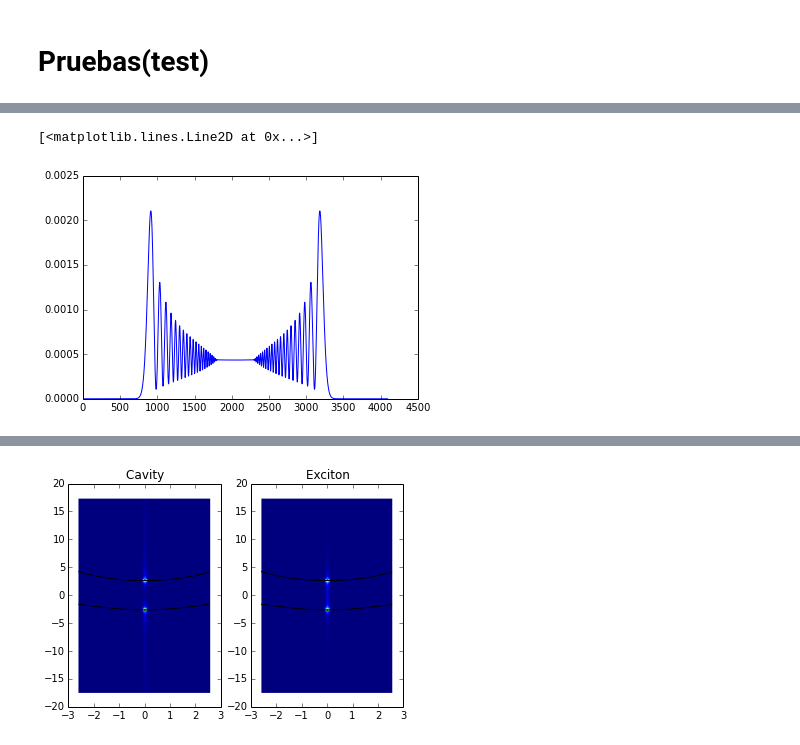
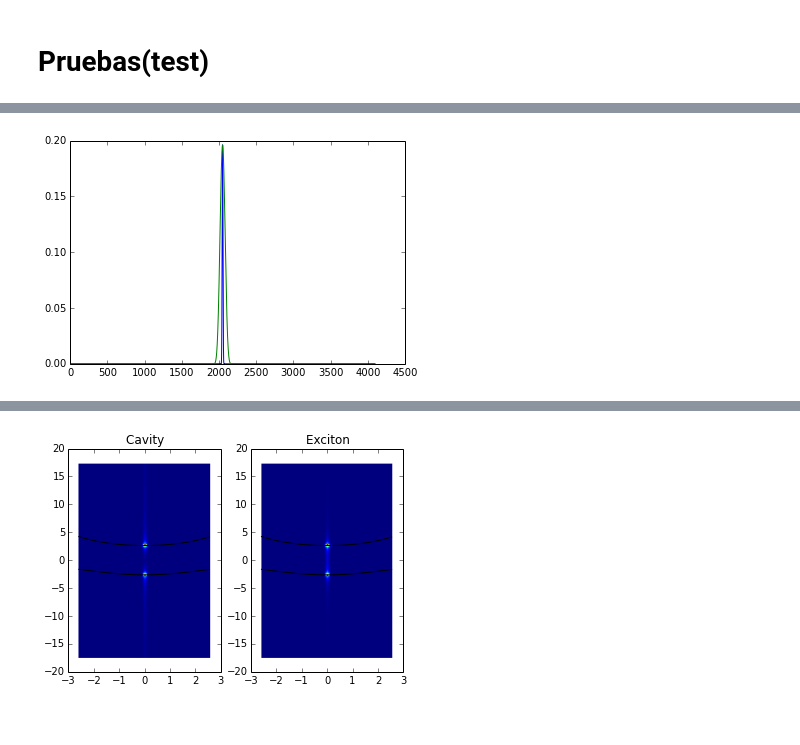
Before and after one commit to guirales/polaflow, a Jupyter notebook: 1D_Polariton/Graficos2D.ipynb, the cells around one changed output, grey strips where cells are left out. Drawn from its saved outputs; the diff is of its cells as text; code cells hidden in the pictures.

```diff
--- a/1D_Polariton/Graficos2D.ipynb
+++ b/1D_Polariton/Graficos2D.ipynb
@@ -131,12 +137,12 @@ tabla
 # %%
-i=2
+i=1
 os.chdir(wdir)
 sufix=directorios[i]
-path="Datos/"+sufix
+path="Data/"+sufix
 os.chdir(path)
 (g,Nst,hbar,EmC,EmX,gR,Sig0,a0c,a0x,W0c,W0x,gammaC,gammaX,C0,wl,Sigl,DT1,t1)=18*('X',)
 #from constantes import *
-%run  constantes.py
+%run  constants.py
 #var=%system more constantes.py
 print [i,g,Nst,hbar,EmC,EmX,gR,Sig0,a0c,a0x,W0c,W0x,gammaC,gammaX,C0,wl,Sigl,DT1,t1,directorios[i]]
 
@@ -298,0 +336,23 @@ PsiXD=Math2Py("DSLPWF/Datas_solution_lowerpolariton_PsiX.dat")
+# %%
+def polasoliton(x):
+    def po1(k):
+        return (2.6556298300679924*(1.29818725*k**2 -sqrt(0.16000000000000003 + 1.6852901360625623*k**4))*
+                exp(-2.*k**2)/sqrt(1 + 6.25*abs(1.29818725*k**2 - sqrt(0.16000000000000003 + 1.6852901360625623*k**4))**2))
+    def po2(k):
+        return (1.062251932027197*exp(-2.*k**2)/sqrt(1 + 6.25*abs(1.29818725*k**2 -
+                sqrt(0.16000000000000003 + 1.6852901360625623*k**4))**2))
+
+    Nxp = sqrt(2*pi*len(x))/Dx
+    Dkp = 2*pi/(Dx*Nxp)
+    Kf = pi/Dkp
+    Ki=arange(-Kf,Kf,Dkp)
+    xk=linspace(x[0],x[-1],Nxp)
+    Dxk=xk[1]-xk[0]
+    #linspace(-Kf,Kf,Nx)
+    ps1=array([po1(k) for k in Ki])
+    ps2=array([po2(k) for k in Ki])
+    Psi1=ifft(array([po1(k) for k in Ki]))*sqrt(len(x))
+    Psi2=ifft(array([po2(k) for k in Ki]))*sqrt(len(x))
+    return Psi1,Psi2,xk,Dxk
+
+PsiN1,PsiN2,xk,Dxk=polasoliton(x)
@@ -299,6 +392,7 @@ PsiXD=Math2Py("DSLPWF/Datas_solution_lowerpolariton_PsiX.dat")
 # %%
 %matplotlib inline
-plot(abs(PsiCD[1000])**2)
+plot(abs(PsiXD[i])**2)
+plot(fftshift(abs(PsiN2)**2))
+#xlim(1000,3000);
 # %% [output]
-[<matplotlib.lines.Line2D at 0x...>]
-[figure, old version]
+[figure, new version]
```
Also changed, not shown: parts of 16 cells of this notebook.
